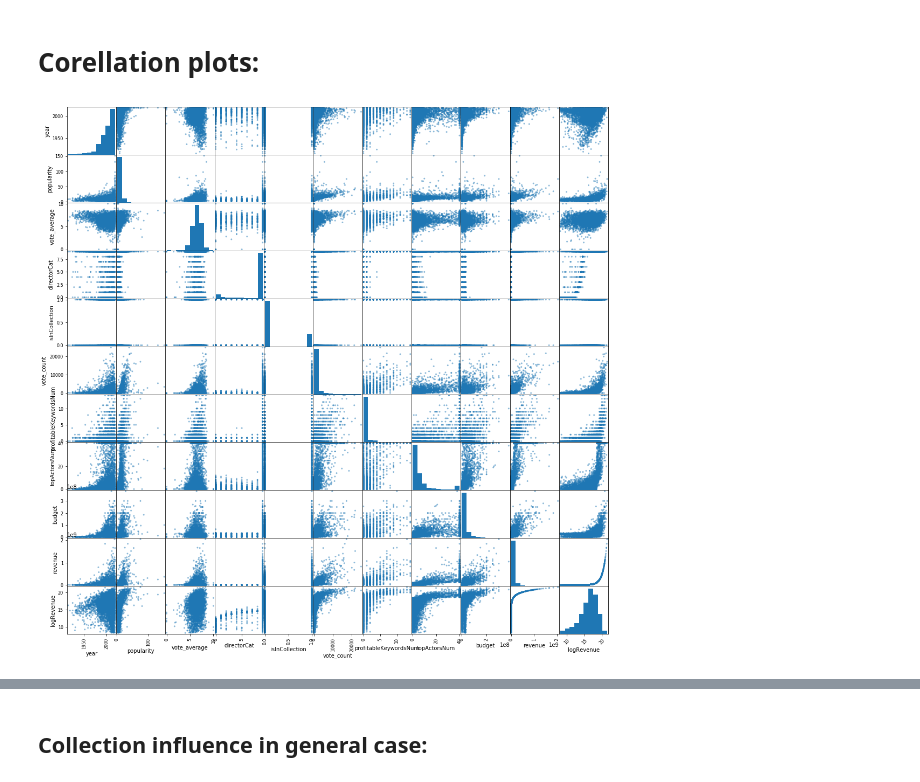
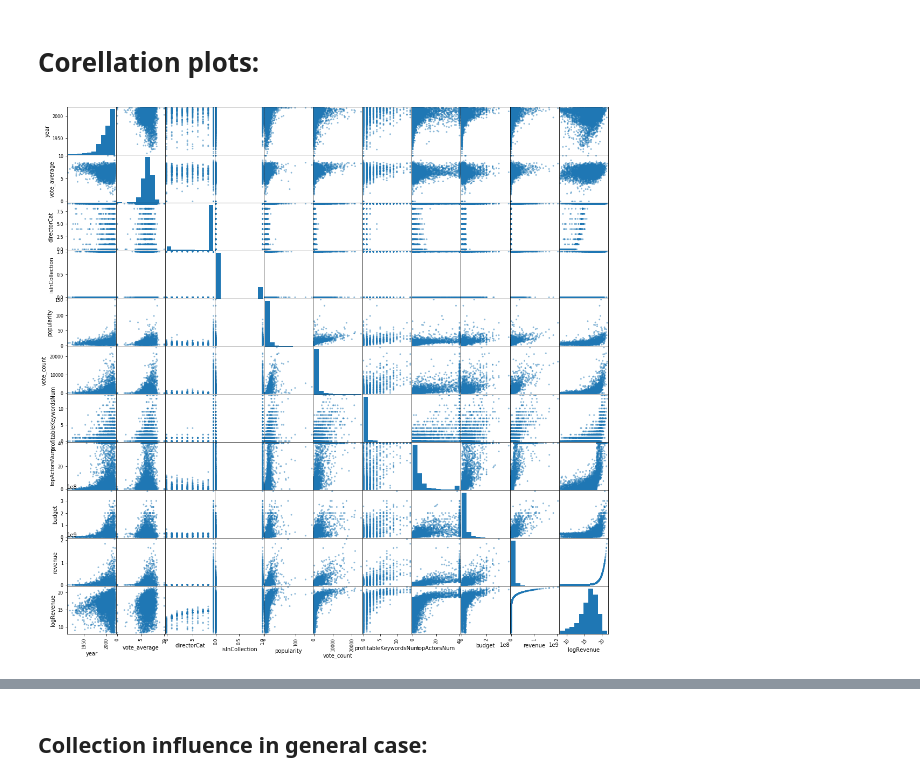
Before and after one commit to Stayermax/BORP, a Jupyter notebook: EDA.ipynb, the cells around one changed output, grey strips where cells are left out. Drawn from its saved outputs; the diff is of its cells as text; code cells hidden in the pictures.

```diff
--- a/EDA.ipynb
+++ b/EDA.ipynb
@@ -159,14 +161,15 @@ PLT3.set_yscale("log")
 # %% [markdown]
 # Corellation plots:
 # %%
-numerical_df = data[[ 'year', 'popularity', 'vote_average', 'directorCat', 'isInCollection','vote_count',  'profitableKeywordsNum','topActorsNum','budget', 'revenue', 'logRevenue']]
+numerical_df = data[[ 'year', 'vote_average', 'directorCat', 'isInCollection','popularity','vote_count',  'profitableKeywordsNum','topActorsNum','budget', 'revenue', 'logRevenue']]
 pd.plotting.scatter_matrix(numerical_df)
+# PLT_pairs = sns.pairplot(numerical_df, kind='reg')
 plt.xticks(rotation=45)
 plt.yticks(rotation=45)
 
 plt.show()
 # %% [output]
-[figure, old version]
+[figure, new version]
 # %%
 PLT_5 = plt.matshow(numerical_df.corr())
 plt.xticks(range(len(numerical_df.columns)), numerical_df.columns)
```
Also changed, not shown: parts of 8 cells of this notebook, 13 other files.
